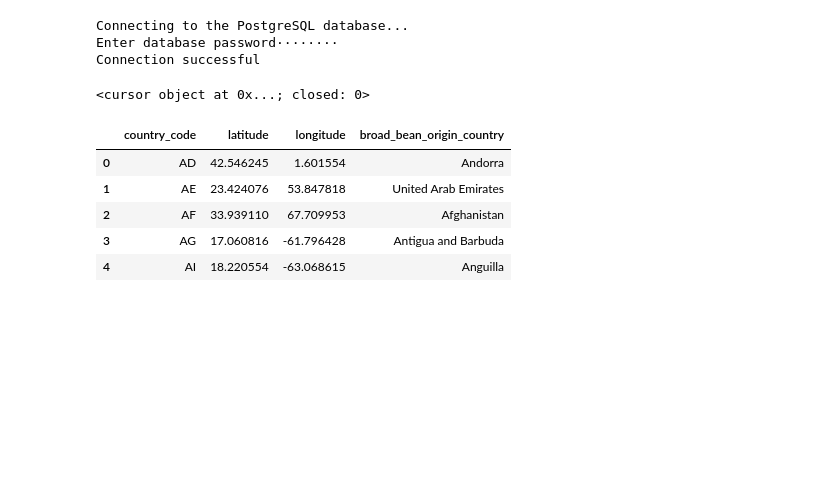
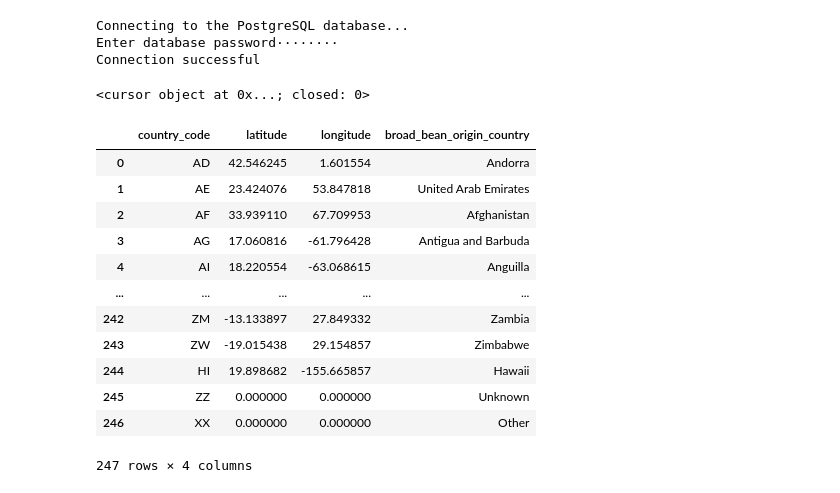
Before and after one commit to jilek/DataBootcampFinalProject, a Jupyter notebook: Yan/db_connect_test.ipynb, the cells around one changed output. Drawn from its saved outputs; the diff is of its cells as text; code cells hidden in the pictures; blank space fills up the shorter version.

```diff
--- a/Yan/db_connect_test.ipynb
+++ b/Yan/db_connect_test.ipynb
@@ -162,14 +162,21 @@ SELECT * FROM location_table
 location_table_from_db = pd.read_sql(sql, con=connection)
 # %%
 # Display the location_table queried from database
-location_table_from_db.head(5)
+location_table_from_db
 # %% [output]
 |  | country_code | latitude | longitude | broad_bean_origin_country |
 | 0 | AD | 42.546245 | 1.601554 | Andorra |
 | 1 | AE | 23.424076 | 53.847818 | United Arab Emirates |
 | 2 | AF | 33.939110 | 67.709953 | Afghanistan |
 | 3 | AG | 17.060816 | -61.796428 | Antigua and Barbuda |
 | 4 | AI | 18.220554 | -63.068615 | Anguilla |
+| ... | ... | ... | ... | ... |
+| 242 | ZM | -13.133897 | 27.849332 | Zambia |
+| 243 | ZW | -19.015438 | 29.154857 | Zimbabwe |
+| 244 | HI | 19.898682 | -155.665857 | Hawaii |
+| 245 | ZZ | 0.000000 | 0.000000 | Unknown |
+| 246 | XX | 0.000000 | 0.000000 | Other |
+247 rows × 4 columns
 # %%
 # To end transaction
 # connection.rollback()
```
Also changed, not shown: parts of 7 cells of this notebook, 6 other files.
